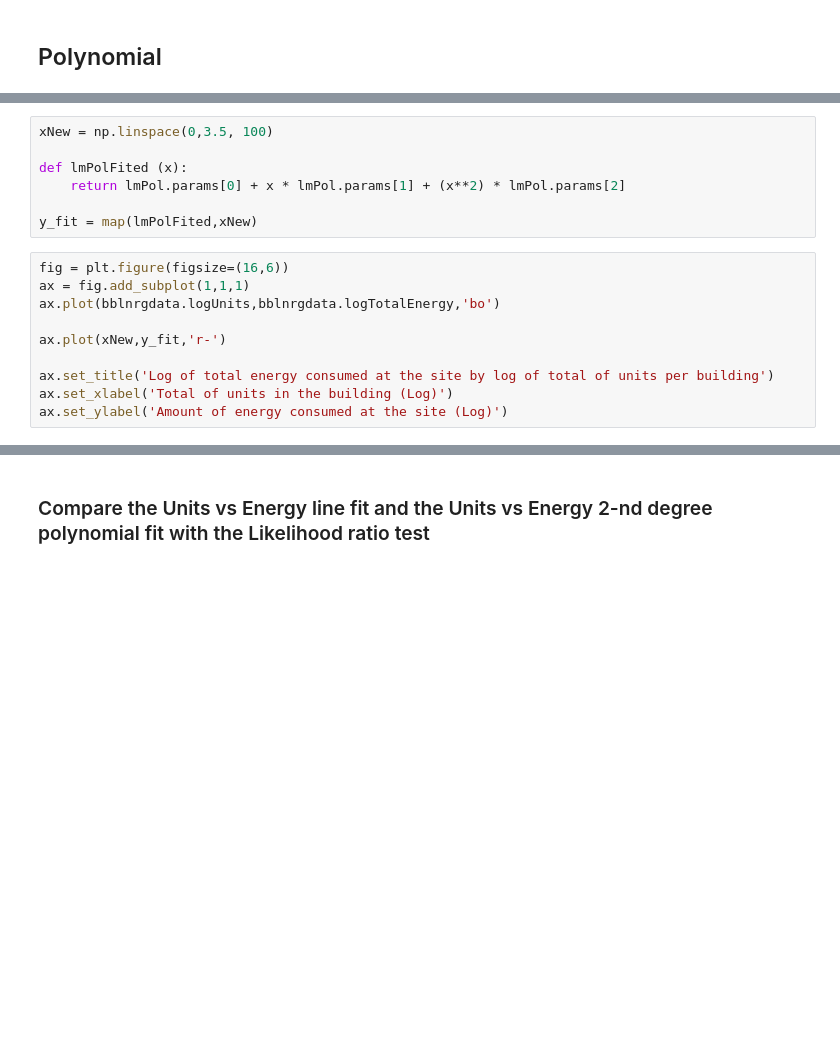
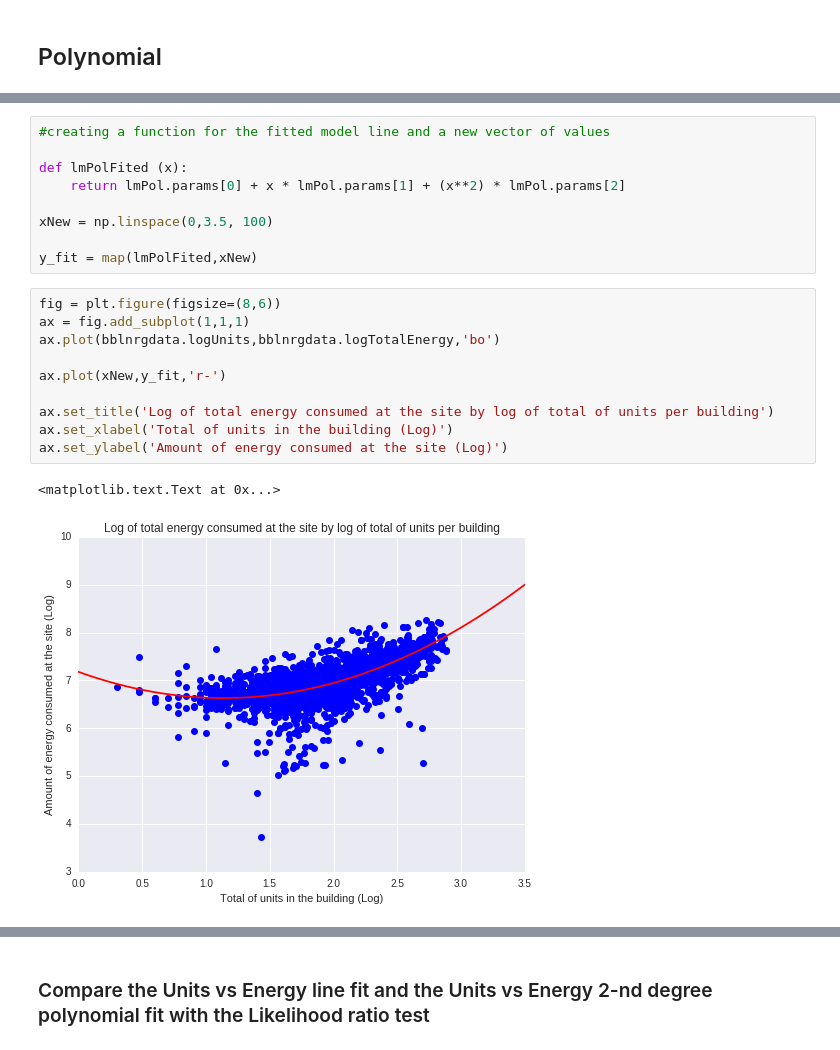
Before and after one commit to alephcero/PUI2016_fdg224, a Jupyter notebook: HW6_fdg224/HW6_1_fdg224.ipynb, the cells around one changed output, grey strips where cells are left out. Saved outputs shown, nothing was run; the diff lists cells and outputs as text; blank space fills up the shorter version.

```diff
--- a/HW6_fdg224/HW6_1_fdg224.ipynb
+++ b/HW6_fdg224/HW6_1_fdg224.ipynb
@@ -453,17 +471,22 @@ print lmPol.summary()
 # %%
-xNew = np.linspace(0,3.5, 100)
+#creating a function for the fitted model line and a new vector of values
 
 def lmPolFited (x):
     return lmPol.params[0] + x * lmPol.params[1] + (x**2) * lmPol.params[2]
 
+xNew = np.linspace(0,3.5, 100)
+
 y_fit = map(lmPolFited,xNew)
 # %%
-fig = plt.figure(figsize=(16,6))
+fig = plt.figure(figsize=(8,6))
 ax = fig.add_subplot(1,1,1)
 ax.plot(bblnrgdata.logUnits,bblnrgdata.logTotalEnergy,'bo')
 
 ax.plot(xNew,y_fit,'r-')
 
 ax.set_title('Log of total energy consumed at the site by log of total of units per building')
 ax.set_xlabel('Total of units in the building (Log)')
 ax.set_ylabel('Amount of energy consumed at the site (Log)')
+# %% [output]
+<matplotlib.text.Text at 0x...>
+[figure, added]
```
Also changed, not shown: parts of 6 cells of this notebook.
